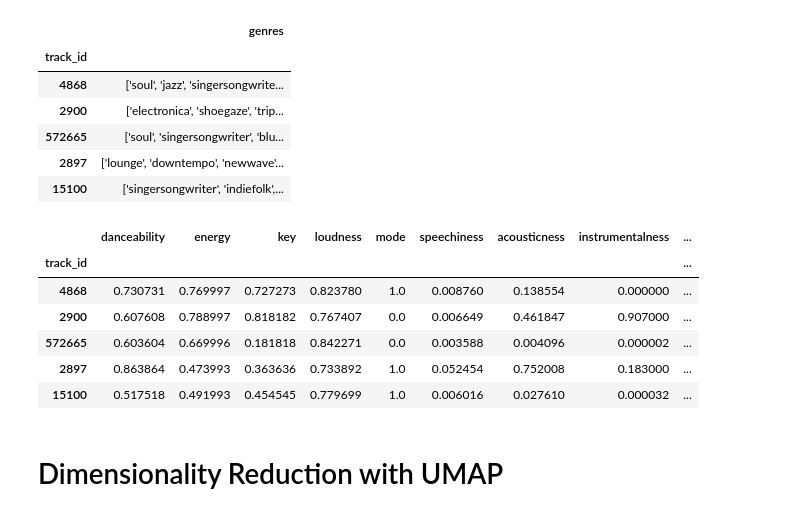
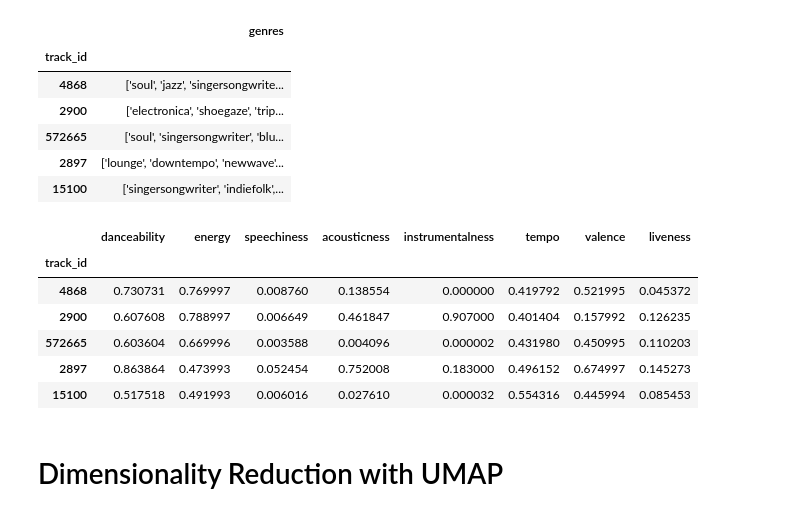
Before and after one commit to pmuellner/supporttheunderground, a Jupyter notebook: Identification of Track Clusters and User groups.ipynb, the cells around one changed output. Cells and saved outputs as stored; diff of their text form; code cells hidden in the pictures.

```diff
--- a/Identification of Track Clusters and User groups.ipynb
+++ b/Identification of Track Clusters and User groups.ipynb
@@ -18,17 +20,18 @@ tracks_df.head()
 | 15100 | ['singersongwriter', 'indiefolk',... |
 # %%
 acoustic_features_df = pd.read_csv("data/acoustic_features_lfm_id.tsv", sep="\t", index_col="track_id")
+acoustic_features_df = acoustic_features_df[["danceability", "energy", "speechiness", "acousticness", "instrumentalness", "tempo", "valence", "liveness"]]
 acoustic_features_df = pd.DataFrame(index=acoustic_features_df.index, columns=acoustic_features_df.columns, data=MinMaxScaler().fit_transform(acoustic_features_df))
 acoustic_features_df = acoustic_features_df.loc[tracks_df.index]
 acoustic_features_df.head()
 # %% [output]
-|  | danceability | energy | key | loudness | mode | speechiness | acousticness | instrumentalness | ... |
-| track_id |  |  |  |  |  |  |  |  | ... |
-| 4868 | 0.730731 | 0.769997 | 0.727273 | 0.823780 | 1.0 | 0.008760 | 0.138554 | 0.000000 | ... |
-| 2900 | 0.607608 | 0.788997 | 0.818182 | 0.767407 | 0.0 | 0.006649 | 0.461847 | 0.907000 | ... |
-| 572665 | 0.603604 | 0.669996 | 0.181818 | 0.842271 | 0.0 | 0.003588 | 0.004096 | 0.000002 | ... |
-| 2897 | 0.863864 | 0.473993 | 0.363636 | 0.733892 | 1.0 | 0.052454 | 0.752008 | 0.183000 | ... |
-| 15100 | 0.517518 | 0.491993 | 0.454545 | 0.779699 | 1.0 | 0.006016 | 0.027610 | 0.000032 | ... |
+|  | danceability | energy | speechiness | acousticness | instrumentalness | tempo | valence | liveness |
+| track_id |  |  |  |  |  |  |  |  |
+| 4868 | 0.730731 | 0.769997 | 0.008760 | 0.138554 | 0.000000 | 0.419792 | 0.521995 | 0.045372 |
+| 2900 | 0.607608 | 0.788997 | 0.006649 | 0.461847 | 0.907000 | 0.401404 | 0.157992 | 0.126235 |
+| 572665 | 0.603604 | 0.669996 | 0.003588 | 0.004096 | 0.000002 | 0.431980 | 0.450995 | 0.110203 |
+| 2897 | 0.863864 | 0.473993 | 0.052454 | 0.752008 | 0.183000 | 0.496152 | 0.674997 | 0.145273 |
+| 15100 | 0.517518 | 0.491993 | 0.006016 | 0.027610 | 0.000032 | 0.554316 | 0.445994 | 0.085453 |
 # %% [markdown]
 # Dimensionality Reduction with UMAP
 # %%
```
Also changed, not shown: parts of 7 cells of this notebook, 1 other file.
